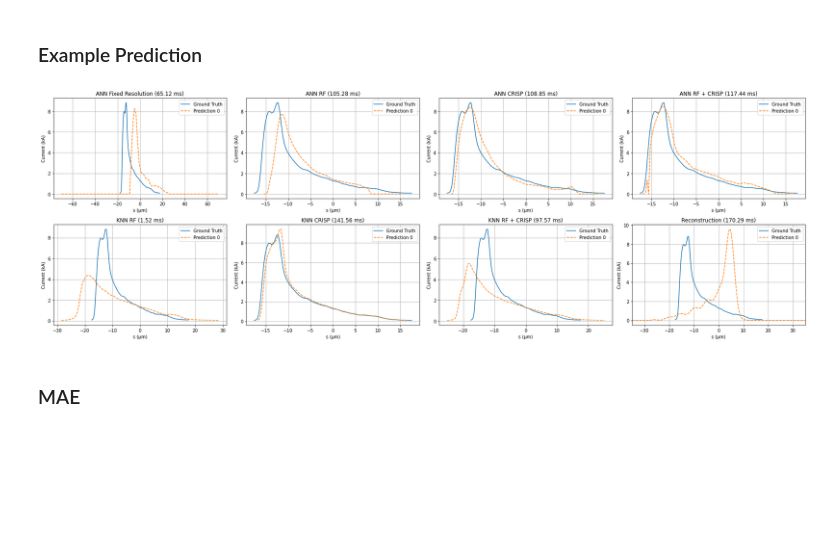
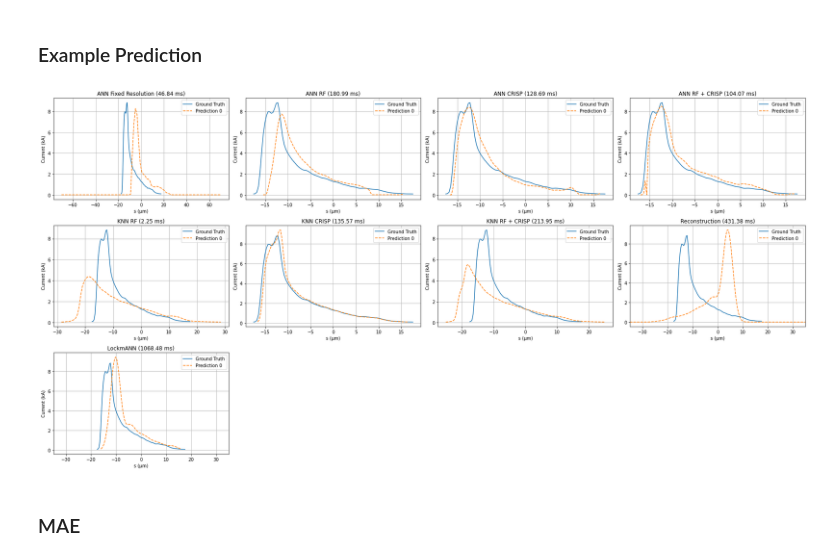
Before and after one commit to jank324/spectral-vd-euxfel, a Jupyter notebook: compare.ipynb, the cells around one changed output. Saved outputs shown, nothing was run; the diff lists cells and outputs as text; code cells hidden in the pictures; blank space fills up the shorter version.

```diff
--- a/compare.ipynb
+++ b/compare.ipynb
@@ -142,3 +142,11 @@ else:
     knnrfthz = spectralvd.AdaptiveKNNRFTHz(n_samples=100)
     knnrfthz.fit(hardrf_train, formfactors_train, currents_train)
     knnrfthz.save(path)
+# %%
+path = f"{model_dir}/annthz"
+if os.path.isdir(path):
+    lockmann = spectralvd.LockmANN.load(path)
+else:
+    lockmann = spectralvd.LockmANN(n_samples=100)
+    lockmann.fit(formfactors_train, currents_train, epochs=1000, verbose=0)
+    lockmann.save(path)
@@ -163,8 +174,8 @@ times = {}
 sample = 32
 # sample = 10
 # sample = 131
-plt.figure(figsize=(24,8))
-plt.subplot(241)
+plt.figure(figsize=(24,12))
+plt.subplot(341)
 t1 = time.perf_counter()
 prediction = fixed.predict(formfactors_test[sample:sample+2])
 t2 = time.perf_counter()
@@ -172,7 +183,7 @@ td = (t2 - t1) / 2
 times["ANN Fixed Resolution"] = td
 plt.title(f"ANN Fixed Resolution ({td*1e3:.2f} ms)")
 plot_prediction(currents_test[sample], prediction[0].squeeze())
-plt.subplot(242)
+plt.subplot(342)
 t1 = time.perf_counter()
 prediction = annrf.predict(hardrf_test[sample:sample+2])
 t2 = time.perf_counter()
@@ -180,7 +191,7 @@ td = (t2 - t1) / 2
 times["ANN RF"] = td
 plt.title(f"ANN RF ({td*1e3:.2f} ms)")
 plot_prediction(currents_test[sample], prediction[0].squeeze())
-plt.subplot(243)
+plt.subplot(343)
 t1 = time.perf_counter()
 prediction = annthz.predict(formfactors_test[sample:sample+2])
 t2 = time.perf_counter()
@@ -188,7 +199,7 @@ td = (t2 - t1) / 2
 times["ANN CRISP"] = td
 plt.title(f"ANN CRISP ({td*1e3:.2f} ms)")
 plot_prediction(currents_test[sample], prediction[0].squeeze())
-plt.subplot(244)
+plt.subplot(344)
 t1 = time.perf_counter()
 prediction = annrfthz.predict(hardrf_test[sample:sample+2], formfactors_test[sample:sample+2])
 t2 = time.perf_counter()
@@ -196,7 +207,7 @@ td = (t2 - t1) / 2
 times["ANN RF + CRISP"] = td
 plt.title(f"ANN RF + CRISP ({td*1e3:.2f} ms)")
 plot_prediction(currents_test[sample], prediction[0].squeeze())
-plt.subplot(245)
+plt.subplot(345)
 t1 = time.perf_counter()
 prediction = knnrf.predict(hardrf_test[sample:sample+2])
 t2 = time.perf_counter()
@@ -204,37 +215,47 @@ td = (t2 - t1) / 2
 times["KNN RF"] = td
 plt.title(f"KNN RF ({td*1e3:.2f} ms)")
 plot_prediction(currents_test[sample], prediction[0].squeeze())
-plt.subplot(246)
+plt.subplot(346)
 t1 = time.perf_counter()
 prediction = knnthz.predict(formfactors_test[sample:sample+2])
 t2 = time.perf_counter()
 td = (t2 - t1) / 2
 times["KNN CRISP"] = td
 plt.title(f"KNN CRISP ({td*1e3:.2f} ms)")
 plot_prediction(currents_test[sample], prediction[0].squeeze())
-plt.subplot(247)
+plt.subplot(347)
 t1 = time.perf_counter()
 prediction = knnrfthz.predict(hardrf_test[sample:sample+2], formfactors_test[sample:sample+2])
 t2 = time.perf_counter()
 td = (t2 - t1) / 2
 times["KNN RF + CRISP"] = td
 plt.title(f"KNN RF + CRISP ({td*1e3:.2f} ms)")
 plot_prediction(currents_test[sample], prediction[0].squeeze())
-plt.subplot(248)
+plt.subplot(348)
 frequencies, formfactors, formfactor_noise, detlim = get_crisp_signal(currents_test[sample][0], currents_test[sample][1], n_shots=10, which_set="both")
 t1 = time.perf_counter()
 recon_time, recon_current, t_rms = master_recon(frequencies, formfactors, formfactor_noise, detlim, charge=250e-12,
                                                 method="KKstart", channels_to_remove=[], show_plots=False)
 t2 = time.perf_counter()
 td = t2 - t1
 times["Reconstruction"] = td
 plt.title(f"Reconstruction ({td*1e3:.2f} ms)")
 plot_prediction(currents_test[sample], (recon_time*3e8,recon_current))
 plt.xlim(-35, 35)
+plt.subplot(349)
+frequencies, formfactors, formfactor_noise, detlim = get_crisp_signal(currents_test[sample][0], currents_test[sample][1], n_shots=10, which_set="both")
+t1 = time.perf_counter()
+prediction = lockmann.predict([(frequencies, formfactors, formfactor_noise, detlim, 250e-12)]*2)
+t2 = time.perf_counter()
+td = t2 - t1
+times["LockmANN"] = td
+plt.title(f"LockmANN ({td*1e3:.2f} ms)")
+plot_prediction(currents_test[sample], prediction[0].squeeze())
+plt.xlim(-35, 35)
 plt.tight_layout()
 plt.show()
 # %% [output]
-[figure, old version]
+[figure, new version]
 # %% [markdown]
 ### MAE
 # %%
```
Also changed, not shown: parts of 9 cells of this notebook, 1 other file.
